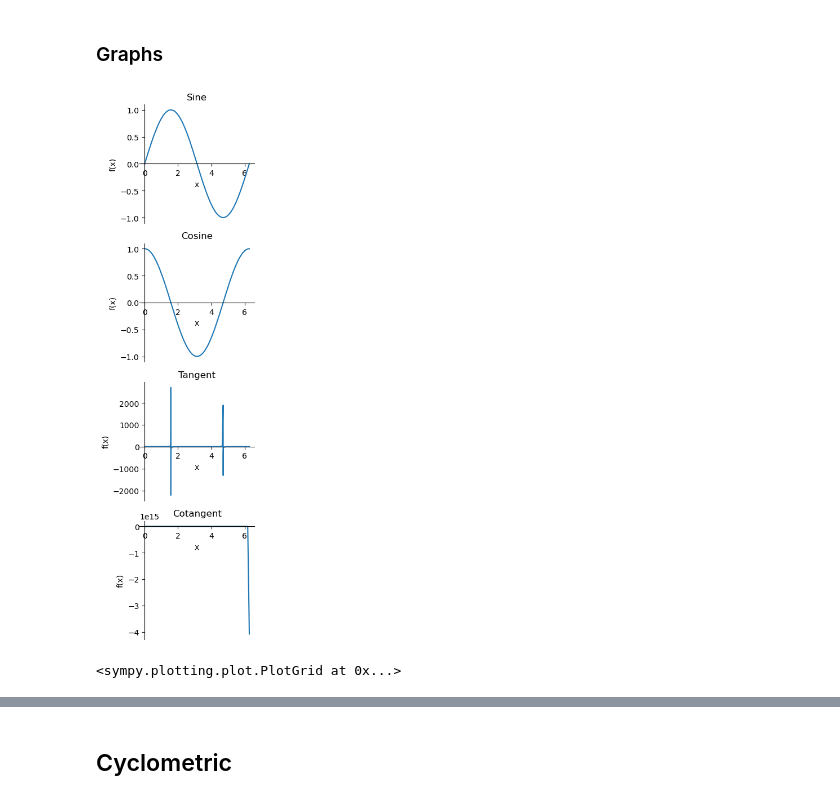
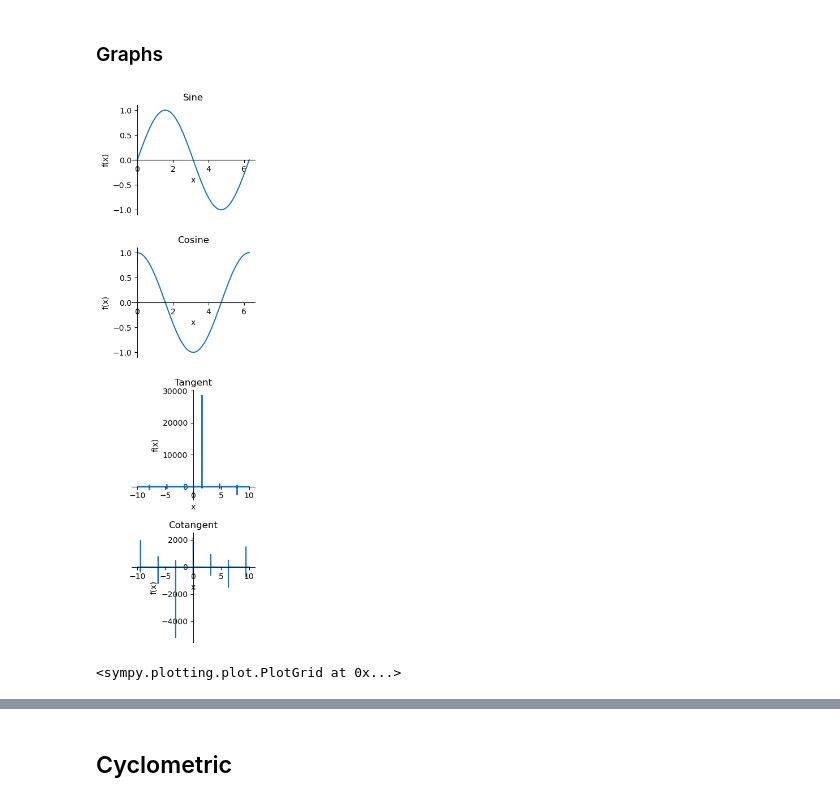
Before and after one commit to Fra0128/Symbolic-Mathematics-with-SymPy, a Jupyter notebook: cheat_sheet.ipynb, the cells around one changed output, grey strips where cells are left out. Saved outputs shown, nothing was run; the diff lists cells and outputs as text; code cells hidden in the pictures.

```diff
--- a/cheat_sheet.ipynb
+++ b/cheat_sheet.ipynb
@@ -115,11 +115,11 @@ $\displaystyle \tilde{\infty}$
 # %%
 f1 = plotting.plot(sin(x), (x, 0, 2*pi), show=False, title='Sine')
 f2 = plotting.plot(cos(x), (x, 0, 2*pi), show=False, title='Cosine')
-f3 = plotting.plot(tan(x), (x, 0, 2*pi), show=False, title='Tangent')
-f4 = plotting.plot(cot(x), (x, 0, 2*pi), show=False, title='Cotangent')
+f3 = plotting.plot(tan(x), show=False, title='Tangent')
+f4 = plotting.plot(cot(x), show=False, title='Cotangent')
 
 # plot the functions in a 1x4 grid
 plotting.PlotGrid(4, 1, f1, f2, f3, f4, size=(3, 10))
 # %% [output]
-[figure, old version]
+[figure, new version]
 <sympy.plotting.plot.PlotGrid at 0x...>
```
Also changed, not shown: parts of 5 cells of this notebook.
